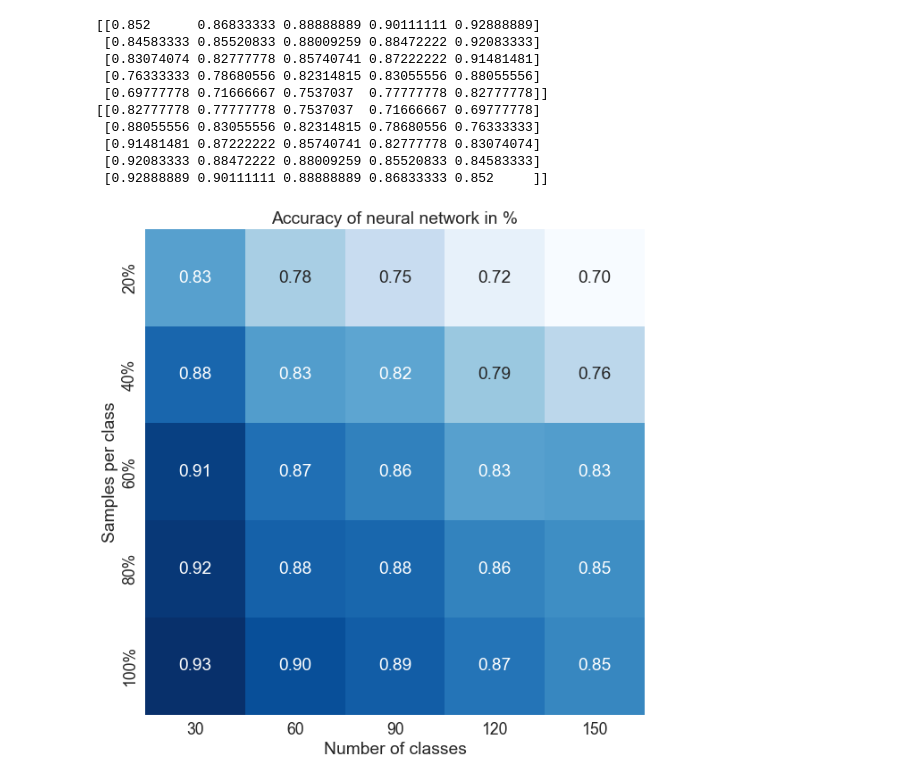
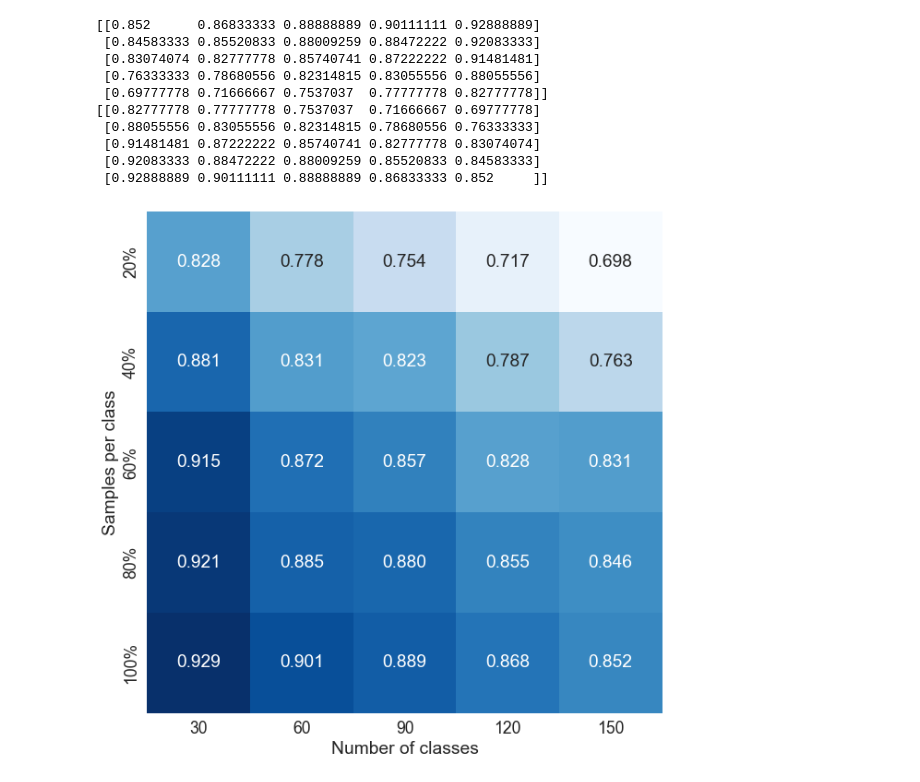
Before and after one commit to Jivl00/KKY_BP, a Jupyter notebook: egs/intents/Intent Classification (text)/pytorch_big/analysis_results.ipynb, the cells around one changed output. Saved outputs shown, nothing was run; the diff lists cells and outputs as text; code cells hidden in the pictures.

```diff
--- a/egs/intents/Intent Classification (text)/pytorch_big/analysis_results.ipynb
+++ b/egs/intents/Intent Classification (text)/pytorch_big/analysis_results.ipynb
@@ -10,7 +10,7 @@ with open('analysis.txt', 'r', encoding='utf-8') as f:
         accuracy.append(float(vals[2]))
 
 
-accuracy = np.array(accuracy).reshape(5, 5)
+accuracy = np.array(accuracy).reshape(7, 5)
 print(accuracy)
 # reverse columns
 accuracy = accuracy[:, ::-1]
@@ -78,20 +81,19 @@ print(accuracy)
 # %%
 import numpy as np
 import seaborn as sns
 import matplotlib.pyplot as plt
 
 sns.set()
 sns.set_context("paper", font_scale=2, rc={"lines.linewidth": 5.5})
 
 fig, ax = plt.subplots(figsize=(10, 10))
-ax = sns.heatmap(np.array(accuracy).reshape(5, 5), annot=True, fmt='.2f', cmap='Blues', cbar=False)
+ax = sns.heatmap(np.array(accuracy).reshape(5, 5), annot=True, fmt='.3f', cmap='Blues', cbar=False)
 # set axis labels
 ax.set_yticklabels(['20%', '40%', '60%', '80%', '100%'])
 ax.set_xticklabels(['30', '60', '90', '120', '150'])
 ax.set_xlabel('Number of classes')
 ax.set_ylabel('Samples per class')
-ax.set_title('Accuracy of neural network in %')
 plt.savefig('heatmap2.pdf', bbox_inches='tight')
 plt.show()
 # %% [output]
-[figure, old version]
+[figure, new version]
```
Also changed, not shown: parts of 2 cells of this notebook, 44 other files.
